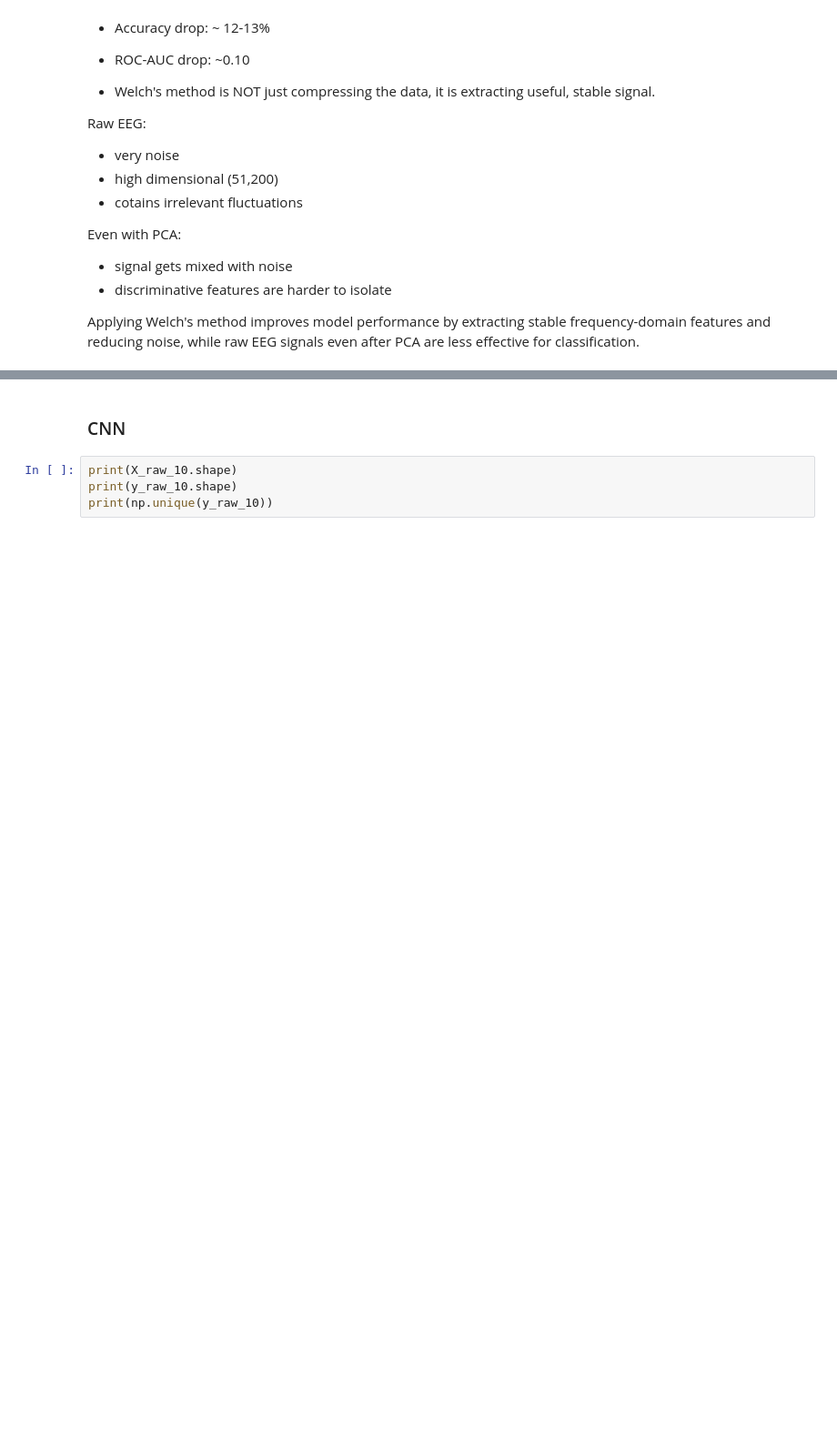
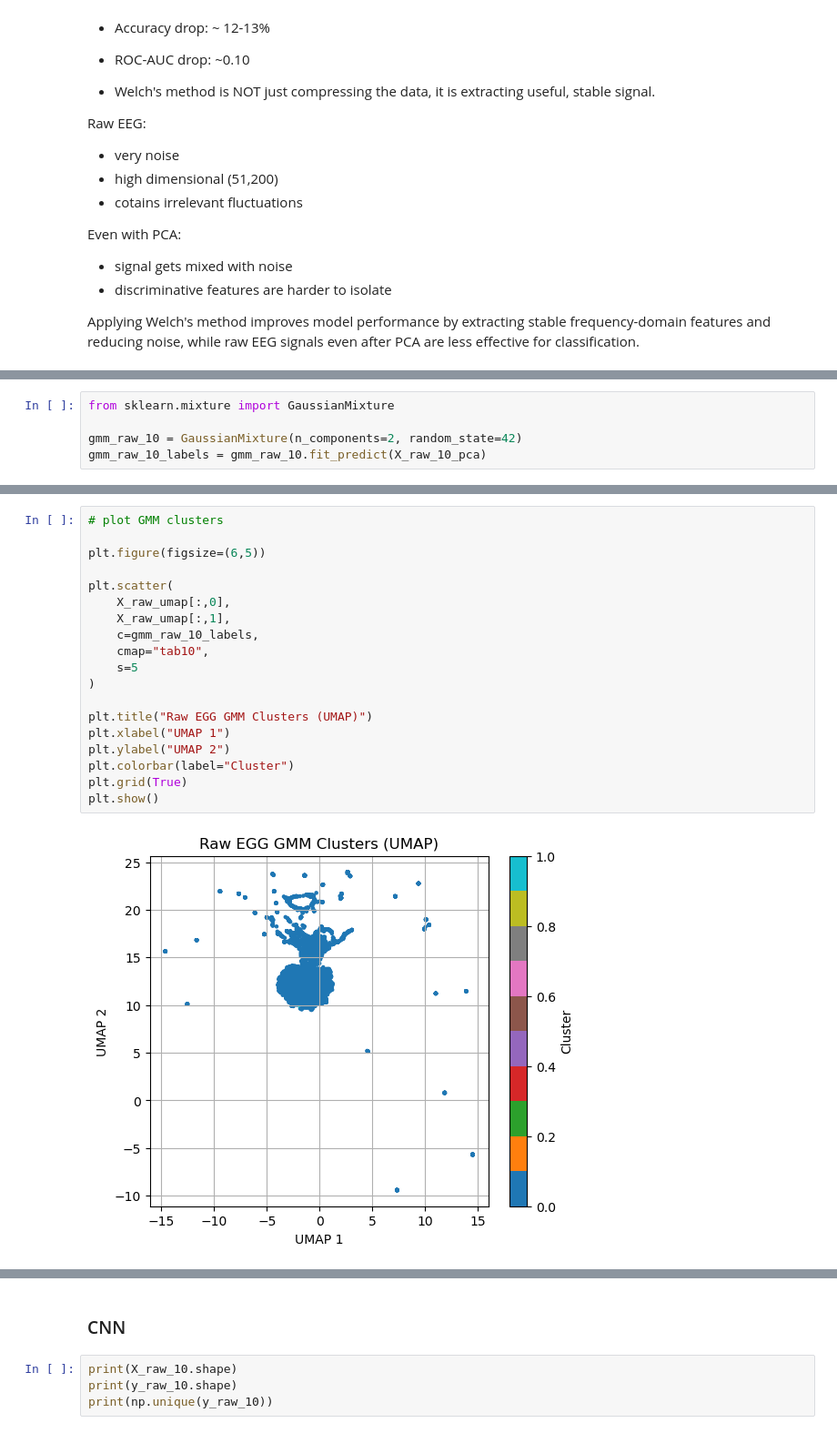
Before and after one commit to BJAngulo/MSSE-277b-final-project-, a Jupyter notebook: notebooks/Raw EEG.ipynb, the cells around one changed output, grey strips where cells are left out. Shown at 91% size. Cells and saved outputs as stored; diff of their text form; blank space fills up the shorter version.

```diff
--- a/notebooks/Raw EEG.ipynb
+++ b/notebooks/Raw EEG.ipynb
@@ -1168,0 +1248,5 @@ Applying Welch's method improves model performance by extracting stable frequenc
+# %%
+from sklearn.mixture import GaussianMixture
+
+gmm_raw_10 = GaussianMixture(n_components=2, random_state=42)
+gmm_raw_10_labels = gmm_raw_10.fit_predict(X_raw_10_pca)
@@ -1168,0 +1282,21 @@ Applying Welch's method improves model performance by extracting stable frequenc
+# %%
+# plot GMM clusters
+
+plt.figure(figsize=(6,5))
+
+plt.scatter(
+    X_raw_umap[:,0],
+    X_raw_umap[:,1],
+    c=gmm_raw_10_labels,
+    cmap="tab10",
+    s=5
+)
+
+plt.title("Raw EGG GMM Clusters (UMAP)")
+plt.xlabel("UMAP 1")
+plt.ylabel("UMAP 2")
+plt.colorbar(label="Cluster")
+plt.grid(True)
+plt.show()
+# %% [output]
+[figure, added]
```
Also changed, not shown: parts of 18 cells of this notebook.
